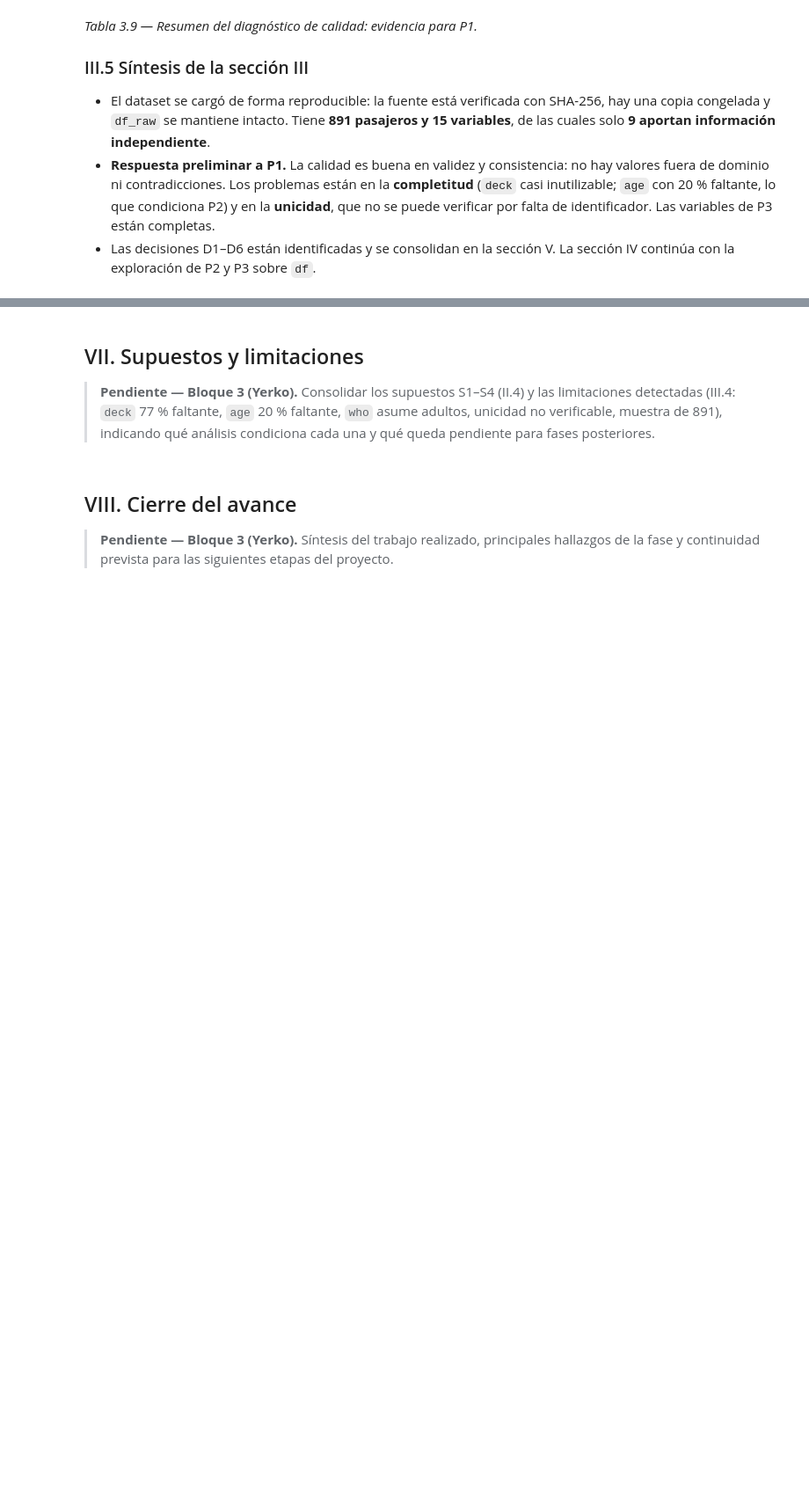
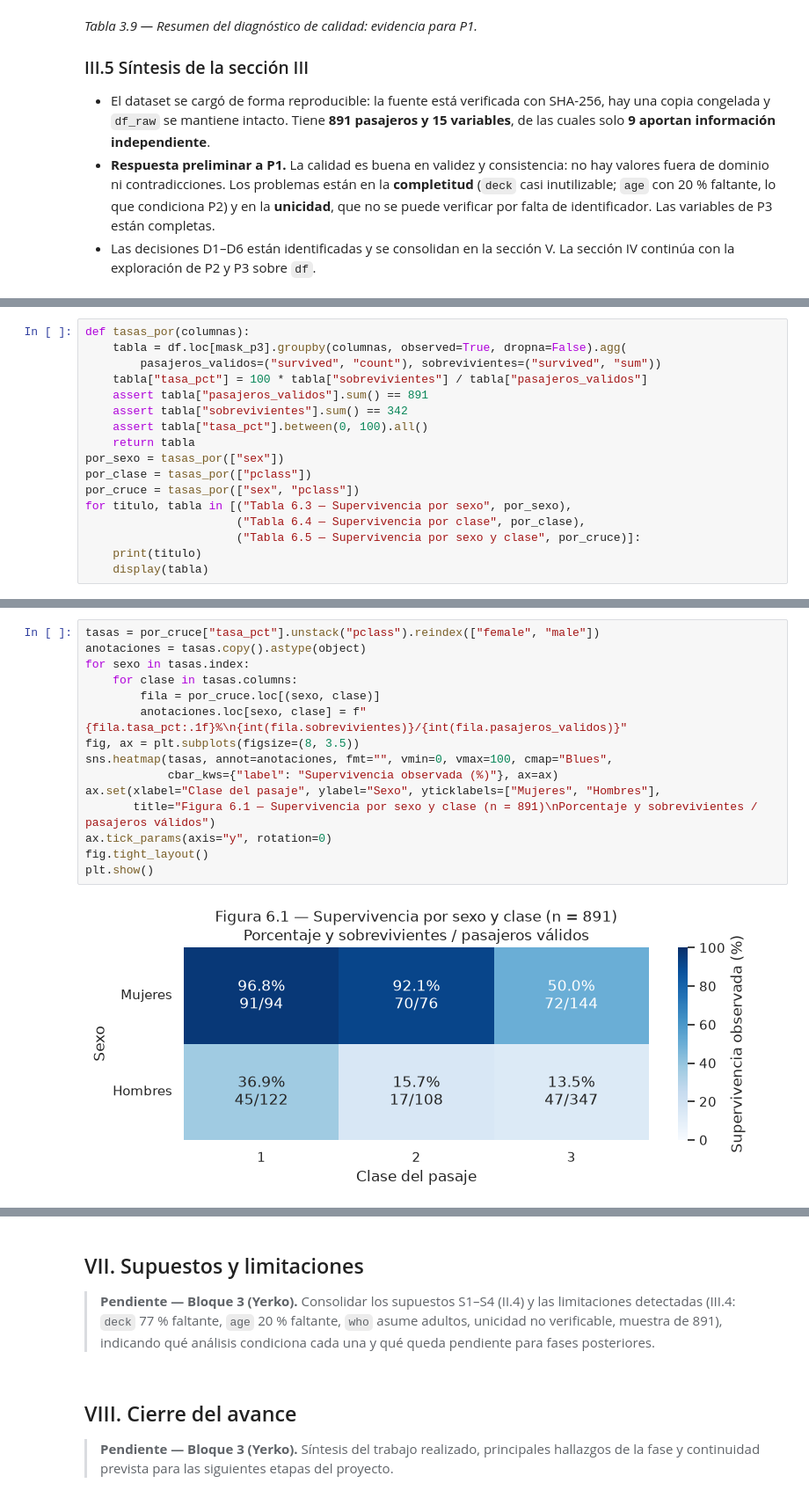
Before and after one commit to joserodriguezc/exploracioninteligentededatos, a Jupyter notebook: sumativa1/notebooks/mcdi503_f1_sumativo_grupo10.ipynb, the cells around one changed output, grey strips where cells are left out. Shown at 88% size. Cells and saved outputs as stored; diff of their text form; blank space fills up the shorter version.

```diff
--- a/sumativa1/notebooks/mcdi503_f1_sumativo_grupo10.ipynb
+++ b/sumativa1/notebooks/mcdi503_f1_sumativo_grupo10.ipynb
@@ -507,0 +672,17 @@ resumen_calidad
+# %%
+def tasas_por(columnas):
+    tabla = df.loc[mask_p3].groupby(columnas, observed=True, dropna=False).agg(
+        pasajeros_validos=("survived", "count"), sobrevivientes=("survived", "sum"))
+    tabla["tasa_pct"] = 100 * tabla["sobrevivientes"] / tabla["pasajeros_validos"]
+    assert tabla["pasajeros_validos"].sum() == 891
+    assert tabla["sobrevivientes"].sum() == 342
+    assert tabla["tasa_pct"].between(0, 100).all()
+    return tabla
+por_sexo = tasas_por(["sex"])
+por_clase = tasas_por(["pclass"])
+por_cruce = tasas_por(["sex", "pclass"])
+for titulo, tabla in [("Tabla 6.3 — Supervivencia por sexo", por_sexo),
+                      ("Tabla 6.4 — Supervivencia por clase", por_clase),
+                      ("Tabla 6.5 — Supervivencia por sexo y clase", por_cruce)]:
+    print(titulo)
+    display(tabla)
@@ -507,0 +714,17 @@ resumen_calidad
+# %%
+tasas = por_cruce["tasa_pct"].unstack("pclass").reindex(["female", "male"])
+anotaciones = tasas.copy().astype(object)
+for sexo in tasas.index:
+    for clase in tasas.columns:
+        fila = por_cruce.loc[(sexo, clase)]
+        anotaciones.loc[sexo, clase] = f"{fila.tasa_pct:.1f}%\n{int(fila.sobrevivientes)}/{int(fila.pasajeros_validos)}"
+fig, ax = plt.subplots(figsize=(8, 3.5))
+sns.heatmap(tasas, annot=anotaciones, fmt="", vmin=0, vmax=100, cmap="Blues",
+            cbar_kws={"label": "Supervivencia observada (%)"}, ax=ax)
+ax.set(xlabel="Clase del pasaje", ylabel="Sexo", yticklabels=["Mujeres", "Hombres"],
+       title="Figura 6.1 — Supervivencia por sexo y clase (n = 891)\nPorcentaje y sobrevivientes / pasajeros válidos")
+ax.tick_params(axis="y", rotation=0)
+fig.tight_layout()
+plt.show()
+# %% [output]
+[figure, added]
```
Also changed, not shown: parts of 34 cells of this notebook, 2 other files.
